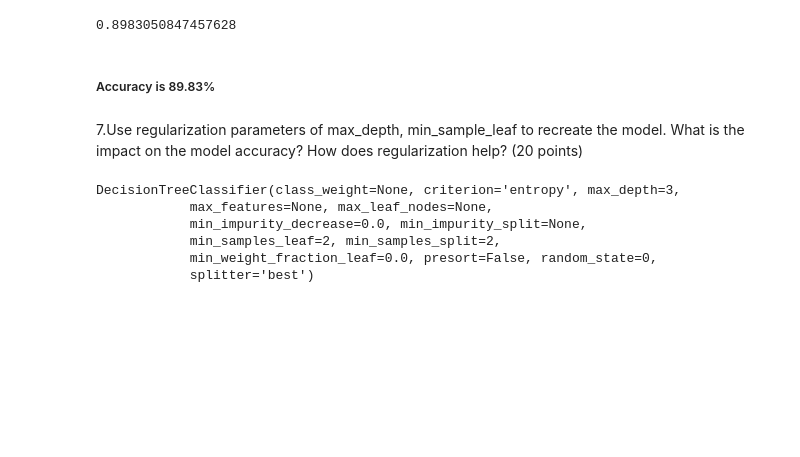
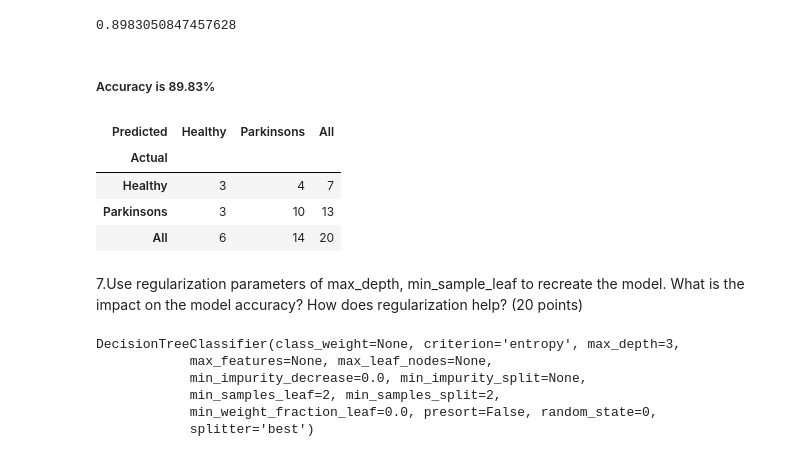
Before and after one commit to GreatLearningAIML1/bangalore-november-2018-batch-dsmithun, a Jupyter notebook: Ensemble Techniques_R3_Project_Parkinson’s Disease.ipynb, the cells around one changed output. Cells and saved outputs as stored; diff of their text form; code cells hidden in the pictures; blank space fills up the shorter version.

```diff
--- a/Ensemble Techniques_R3_Project_Parkinson’s Disease.ipynb
+++ b/Ensemble Techniques_R3_Project_Parkinson’s Disease.ipynb
@@ -227,5 +227,6 @@ x.shape
 (195, 22)
 # %%
 parkd_df["status"] = parkd_df.status.astype('category')
+parkd_df.status.replace(to_replace=0, value='Healthy',inplace = True)
+parkd_df.status.replace(to_replace=1, value='Parkinsons',inplace = True)
 y = parkd_df["status"]
-y.shape
@@ -315,6 +348,15 @@ print(acc)
 0.8983050847457628
 # %% [markdown]
 ##### Accuracy is 89.83%
+# %%
+# Crosstab
+pd.crosstab(pd.Series(y_test, name ='Actual'),pd.Series(y_predict, name = 'Predicted'),margins = True)
+# %% [output]
+| Predicted | Healthy | Parkinsons | All |
+| Actual |  |  |  |
+| Healthy | 3 | 4 | 7 |
+| Parkinsons | 3 | 10 | 13 |
+| All | 6 | 14 | 20 |
 # %% [markdown]
 7.Use regularization parameters of max_depth, min_sample_leaf to recreate the model. What is the impact on the model accuracy? How does regularization help? (20 points)
 # %%
```
Also changed, not shown: parts of 7 cells of this notebook.
